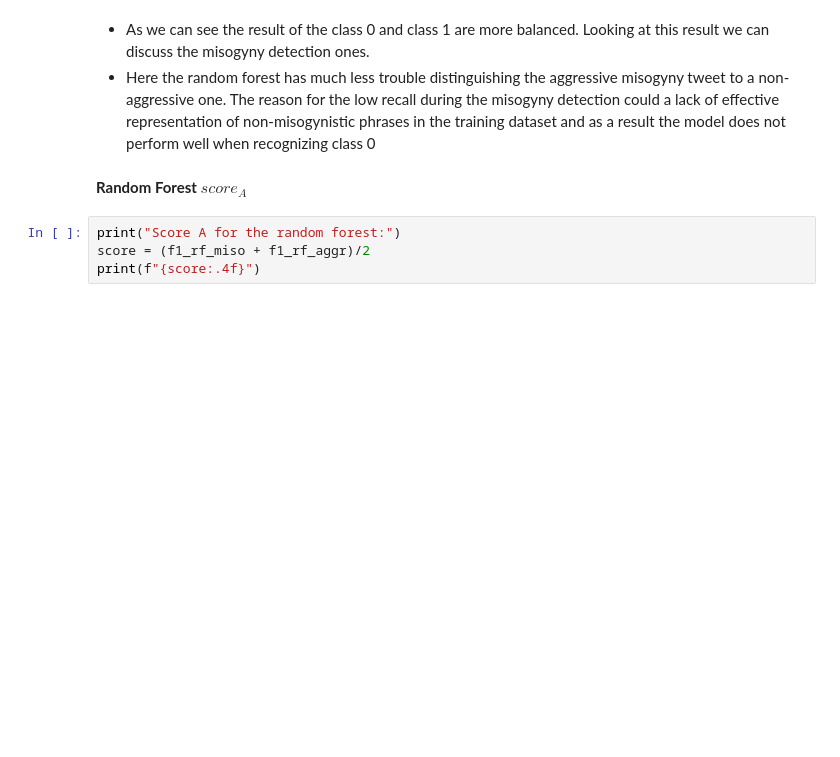
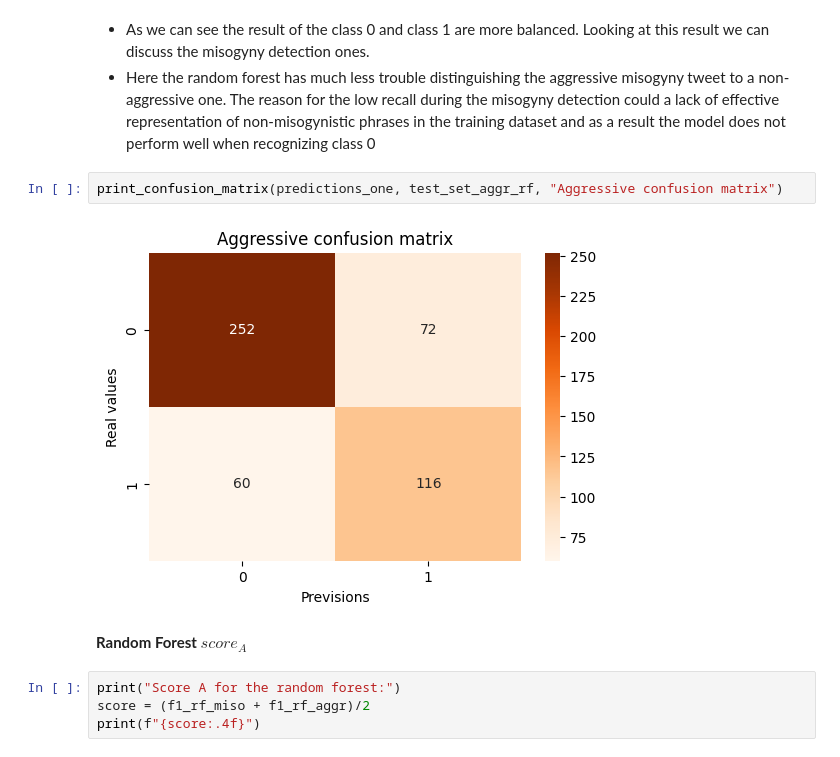
Before and after one commit to SigFerdo/Natural-Language-Processing-2023, a Jupyter notebook: task.ipynb, the cells around one changed output. Saved outputs shown, nothing was run; the diff lists cells and outputs as text; blank space fills up the shorter version.

```diff
--- a/task.ipynb
+++ b/task.ipynb
@@ -418,6 +462,10 @@ weighted avg       0.73      0.73      0.73       500
 # %% [markdown]
 - As we can see the result of the class 0 and class 1 are more balanced. Looking at this result we can discuss the misogyny detection ones.
 - Here the random forest has much less trouble distinguishing the aggressive misogyny tweet to a non-aggressive one. The reason for the low recall during the misogyny detection could a lack of effective representation of non-misogynistic phrases in the training dataset and as a result the model does not perform well when recognizing class 0
+# %%
+print_confusion_matrix(predictions_one, test_set_aggr_rf, "Aggressive confusion matrix")
+# %% [output]
+[figure, added]
 # %% [markdown]
 **Random Forest $score_A$**
 # %%
```
Also changed, not shown: parts of 42 cells of this notebook.
